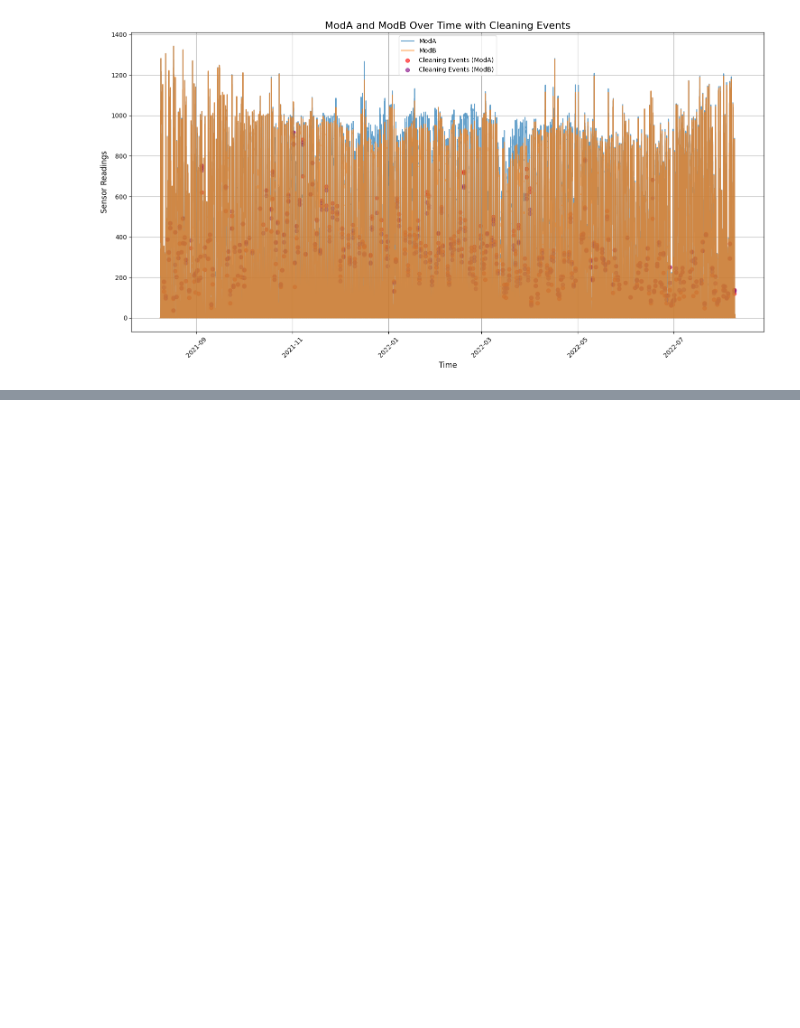
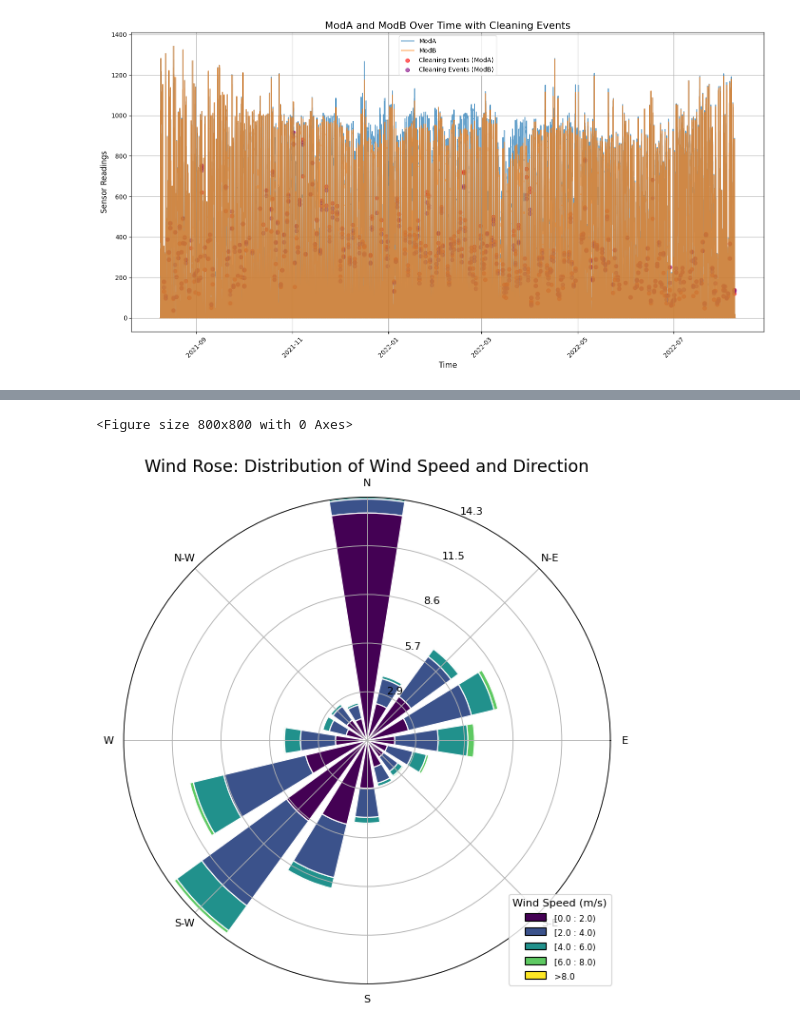
Before and after one commit to SaraFedlu/Solar-insights-analysis, a Jupyter notebook: notebooks/eda_benin.ipynb, the cells around one changed output, grey strips where cells are left out. Saved outputs shown, nothing was run; the diff lists cells and outputs as text; code cells hidden in the pictures; blank space fills up the shorter version.

```diff
--- a/notebooks/eda_benin.ipynb
+++ b/notebooks/eda_benin.ipynb
@@ -195,0 +226,18 @@ plt.show()
+# %%
+# Extract relevant wind data
+wind_speed = data_benin['WS']
+wind_direction = data_benin['WD']
+
+# Create the wind rose plot
+fig = plt.figure(figsize=(8, 8))
+ax = WindroseAxes.from_ax()
+ax.bar(wind_direction, wind_speed, normed=True, opening=0.8, edgecolor='white',
+       bins=np.arange(0, 10, 2), cmap=cm.viridis)
+
+ax.set_legend(title="Wind Speed (m/s)", loc="lower right", fontsize=10)
+plt.title("Wind Rose: Distribution of Wind Speed and Direction", fontsize=16)
+
+plt.show()
+# %% [output]
+<Figure size 800x800 with 0 Axes>
+[figure, added]
```
Also changed, not shown: parts of 6 cells of this notebook, 1 other file.
